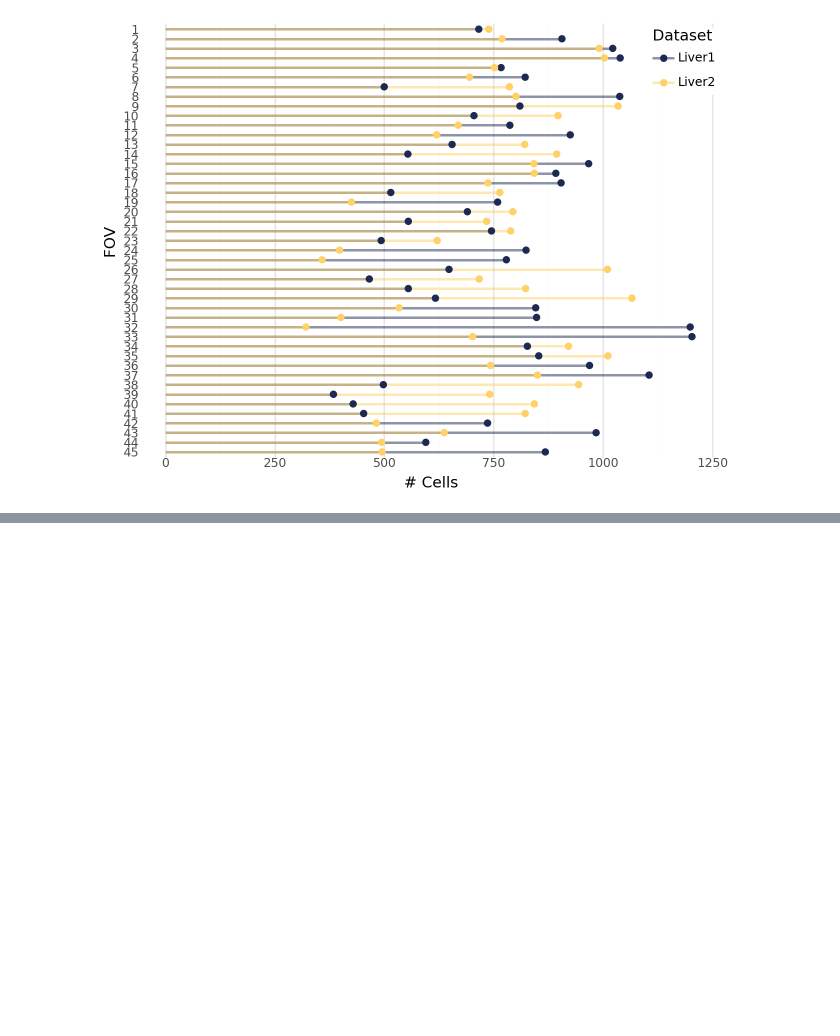
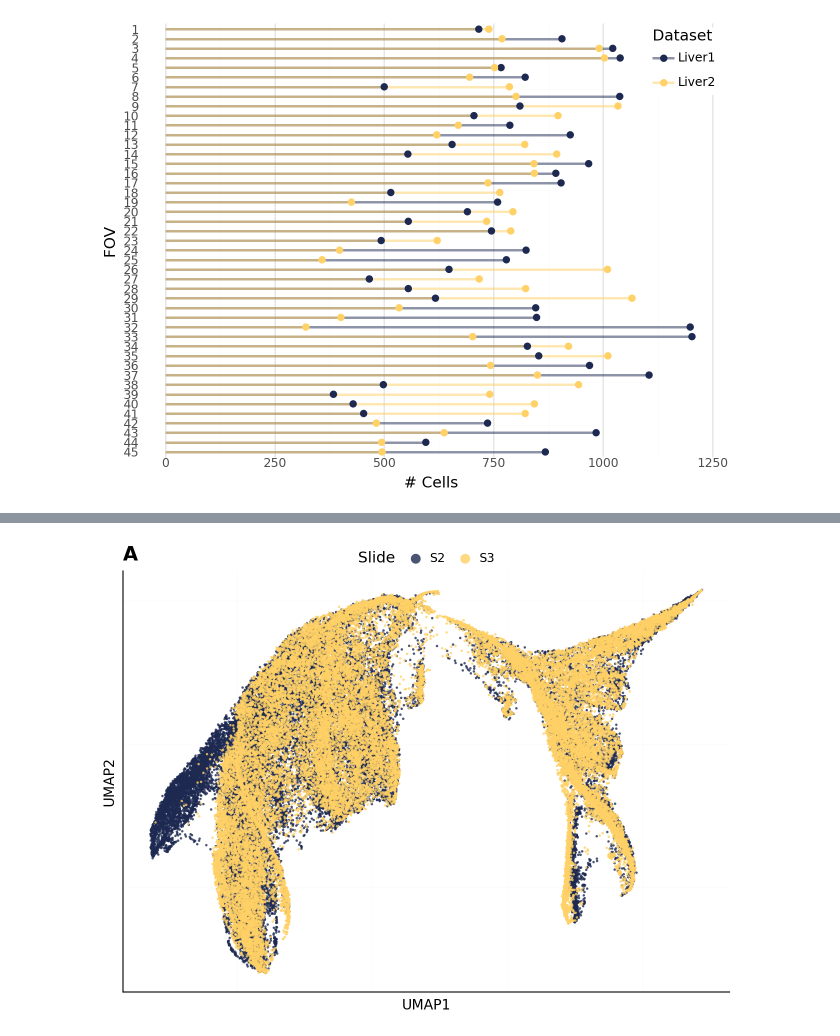
Before and after one commit to ChrisKoll/EDA-Spatial-Liver, a Jupyter notebook: figures/thesis_plots.ipynb, the cells around one changed output, grey strips where cells are left out. Cells and saved outputs as stored; diff of their text form; code cells hidden in the pictures; blank space fills up the shorter version.

Commit message:
feat: update thesis plots

```diff
--- a/figures/thesis_plots.ipynb
+++ b/figures/thesis_plots.ipynb
@@ -3,0 +19,8 @@ from plotnine import *
+# %%
+figure_theme = theme_minimal() + theme(
+    plot_background=element_rect(fill="#ffffff", color="#ffffff"),
+    plot_title=element_text(hjust=0, size=14, face="bold"),
+    legend_title=element_text(size=11, face="plain"),
+    axis_title=element_text(size=10, face="plain"),
+    axis_text=element_text(size=9, face="plain"),
+)
@@ -168,0 +196,11 @@ plot
+# %%
+data = pd.read_feather("data/pdata_umaps_ST.feather")
+data["condition"] = data["condition"].map(
+    {
+        "healthy": "Healthy",
+        "steatosis": "Steatosis",
+        "cirrhosis": "Cirrhosis",
+        "aclf": "ACLF",
+    }
+)
+data
@@ -168,0 +221,26 @@ plot
+# %%
+plot = (
+    ggplot(data, aes(x="umap_1", y="umap_2", fill="slide"))
+    + geom_point(alpha=0.8, size=1, stroke=0)
+    + scale_fill_manual(values=custom_colors[:2])
+    + labs(title="A", x="UMAP1", y="UMAP2", fill="Slide")
+    + guides(fill=guide_legend(override_aes={"size": 4}))
+    + figure_theme
+    + theme(
+        plot_background=element_rect(fill="#ffffff", color="#ffffff"),
+        panel_grid_major=element_blank(),
+        axis_line=element_line(color="#000000", size=0.8),
+        axis_text=element_blank(),
+        axis_ticks=element_blank(),
+        legend_position=(0.5, 1),
+        legend_justification=(0.5, 0),
+        legend_direction="horizontal",
+        legend_background=element_rect(fill="white", color="none"),
+    )
+)
+
+ggsave(plot, "output/initial_umap_slide.svg")
+
+plot
+# %% [output]
+[figure, added]
```
Also changed, not shown: parts of 6 cells of this notebook, 4 other files.
